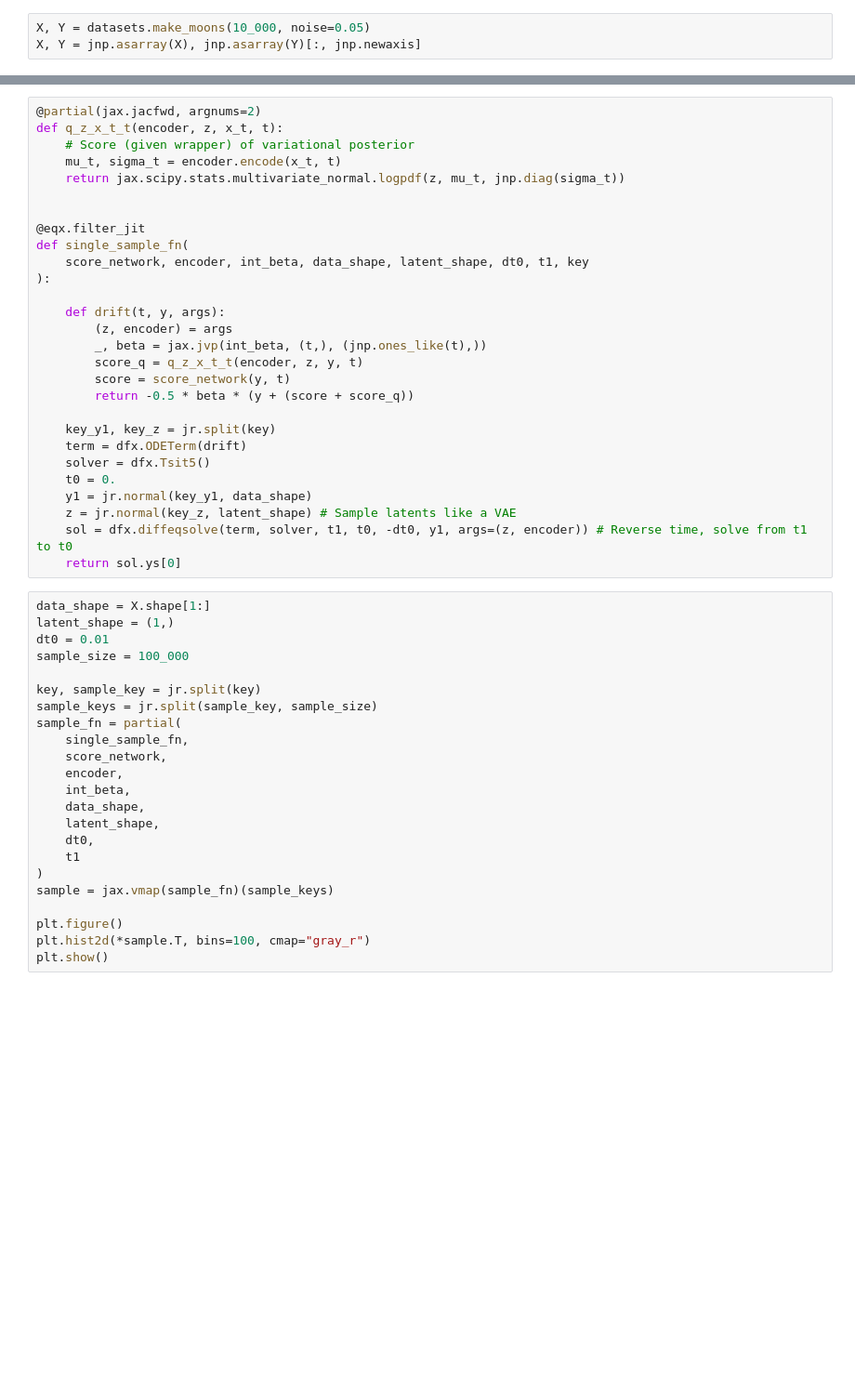
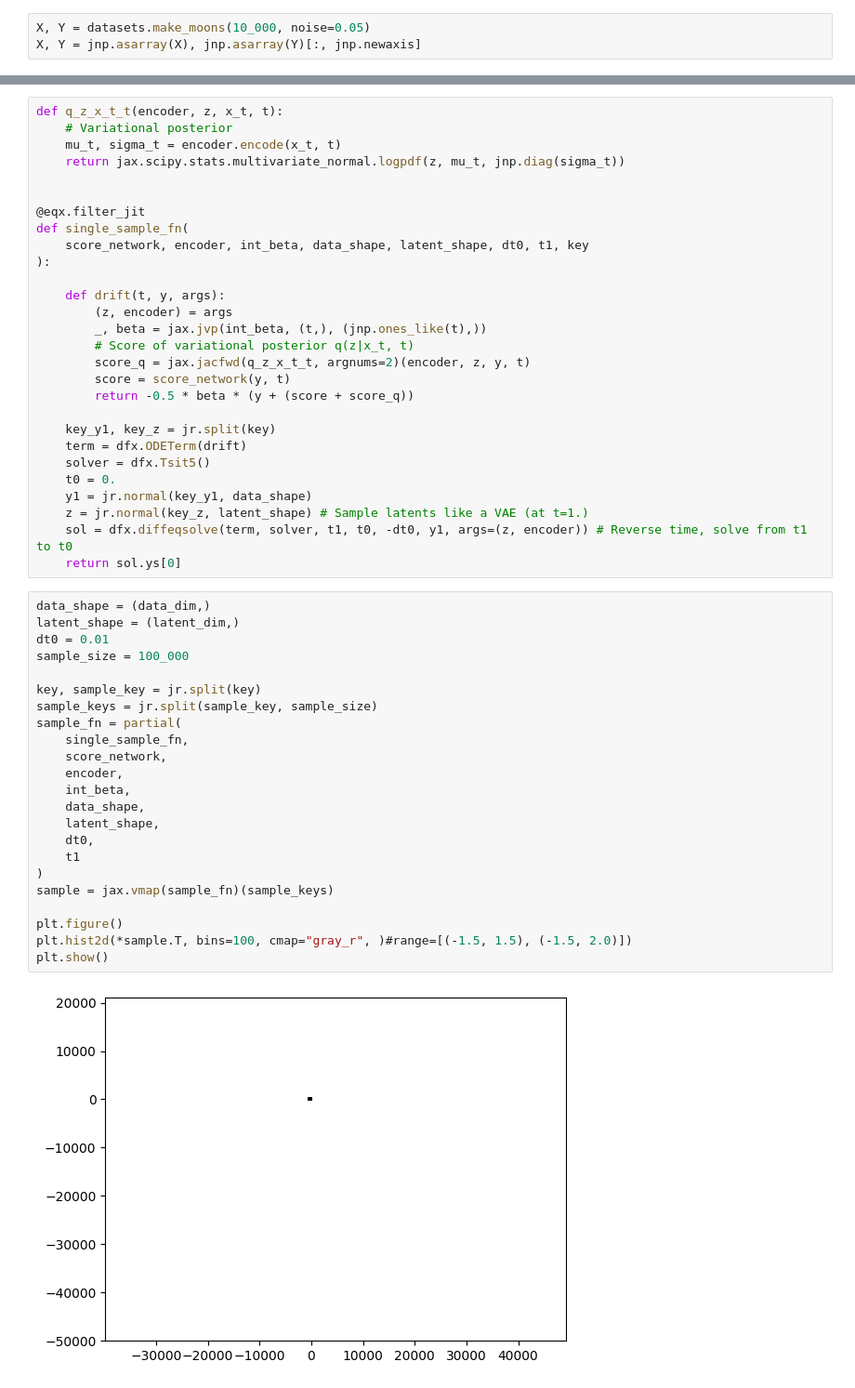
Before and after one commit to homerjed/vdae, a Jupyter notebook: moons/vdae.ipynb, the cells around one changed output, grey strips where cells are left out. Shown at 93% size. Saved outputs shown, nothing was run; the diff lists cells and outputs as text; blank space fills up the shorter version.

```diff
--- a/moons/vdae.ipynb
+++ b/moons/vdae.ipynb
@@ -181,7 +200,6 @@ plt.show()
 # %%
-@partial(jax.jacfwd, argnums=2)
 def q_z_x_t_t(encoder, z, x_t, t):
-    # Score (given wrapper) of variational posterior
+    # Variational posterior
     mu_t, sigma_t = encoder.encode(x_t, t)
     return jax.scipy.stats.multivariate_normal.logpdf(z, mu_t, jnp.diag(sigma_t))
 
@@ -194,7 +212,8 @@ def single_sample_fn(
     def drift(t, y, args):
         (z, encoder) = args
         _, beta = jax.jvp(int_beta, (t,), (jnp.ones_like(t),))
-        score_q = q_z_x_t_t(encoder, z, y, t)
+        # Score of variational posterior q(z|x_t, t)
+        score_q = jax.jacfwd(q_z_x_t_t, argnums=2)(encoder, z, y, t)
         score = score_network(y, t)
         return -0.5 * beta * (y + (score + score_q))
 
@@ -203,31 +222,33 @@ def single_sample_fn(
     solver = dfx.Tsit5()
     t0 = 0.
     y1 = jr.normal(key_y1, data_shape)
-    z = jr.normal(key_z, latent_shape) # Sample latents like a VAE
+    z = jr.normal(key_z, latent_shape) # Sample latents like a VAE (at t=1.)
     sol = dfx.diffeqsolve(term, solver, t1, t0, -dt0, y1, args=(z, encoder)) # Reverse time, solve from t1 to t0
     return sol.ys[0]
 # %%
-data_shape = X.shape[1:]
-latent_shape = (1,)
+data_shape = (data_dim,)
+latent_shape = (latent_dim,)
 dt0 = 0.01
 sample_size = 100_000
 
 key, sample_key = jr.split(key)
 sample_keys = jr.split(sample_key, sample_size)
 sample_fn = partial(
     single_sample_fn,
     score_network,
     encoder,
     int_beta,
     data_shape,
     latent_shape,
     dt0,
     t1
 )
 sample = jax.vmap(sample_fn)(sample_keys)
 
 plt.figure()
-plt.hist2d(*sample.T, bins=100, cmap="gray_r")
+plt.hist2d(*sample.T, bins=100, cmap="gray_r", )#range=[(-1.5, 1.5), (-1.5, 2.0)])
 plt.show()
+# %% [output]
+[figure, added]
 # %%
 mu, sigma = jax.vmap(encoder.encode, in_axes=(0, None))(X, 0.)
```
Also changed, not shown: parts of 6 cells of this notebook, 3 other files.
